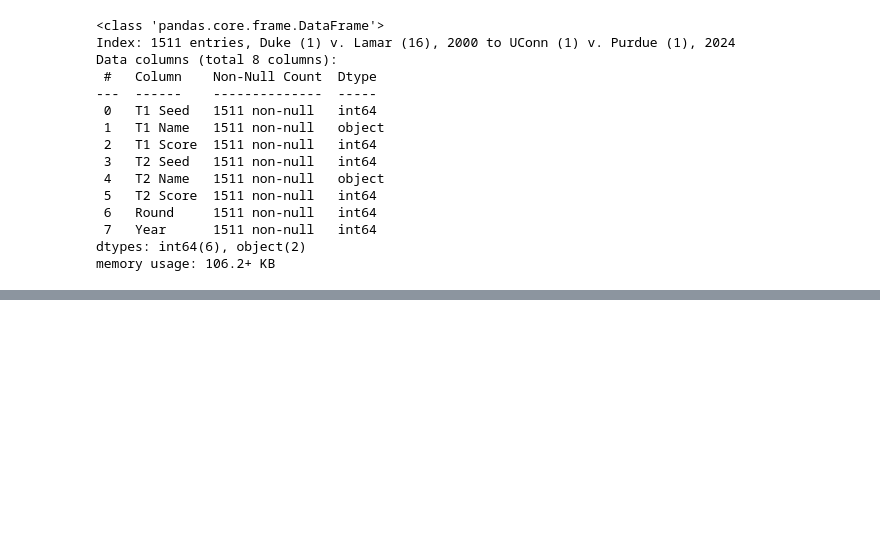
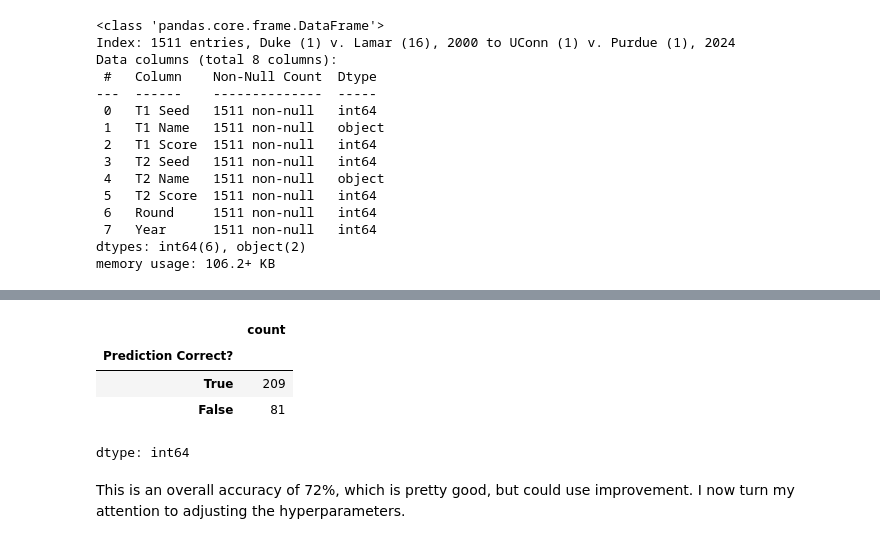
Before and after one commit to BARATZL/march-madness-supML, a Jupyter notebook: NCAAMB_ML.ipynb, the cells around one changed output, grey strips where cells are left out. Drawn from its saved outputs; the diff is of its cells as text; code cells hidden in the pictures; blank space fills up the shorter version.

```diff
--- a/NCAAMB_ML.ipynb
+++ b/NCAAMB_ML.ipynb
@@ -899,0 +957,10 @@ unmatched_school
+# %%
+test_scores["Prediction Correct?"].value_counts()
+# %% [output]
+|  | count |
+| Prediction Correct? |  |
+| True | 209 |
+| False | 81 |
+dtype: int64
+# %% [markdown]
+This is an overall accuracy of 72%, which is pretty good, but could use improvement. I now turn my attention to adjusting the hyperparameters.
```
Also changed, not shown: parts of 23 cells of this notebook.
